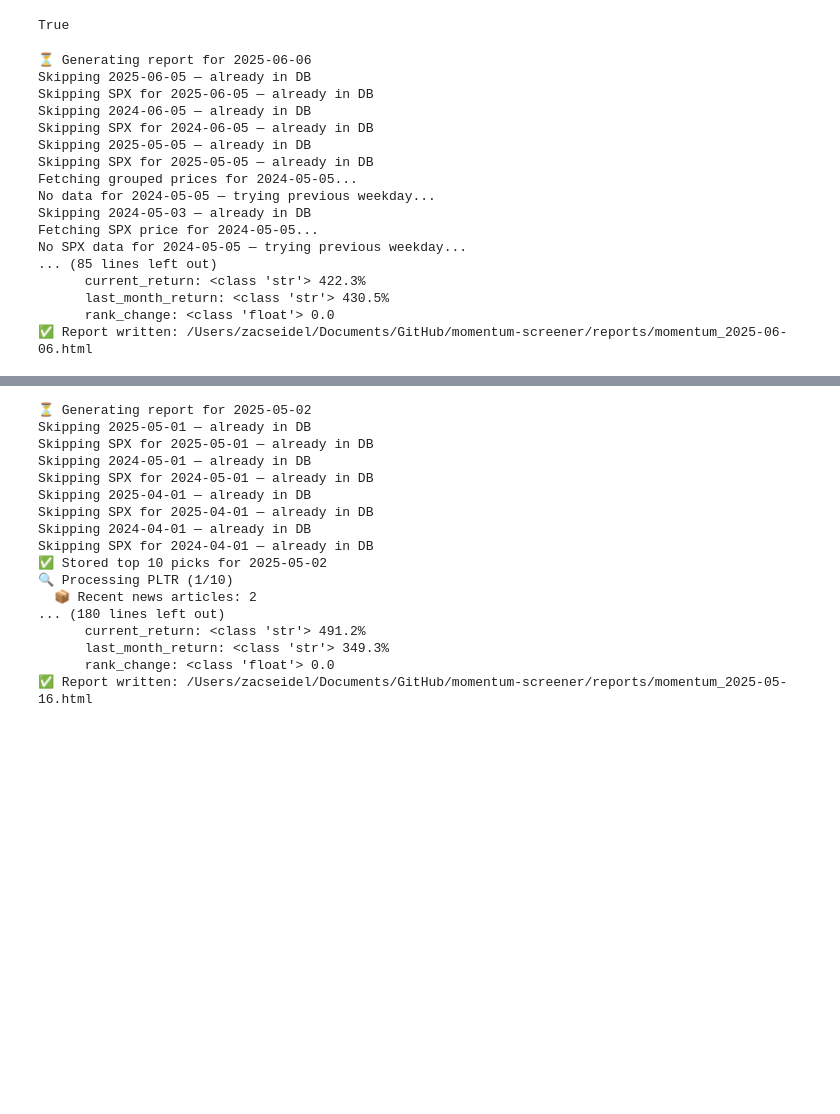
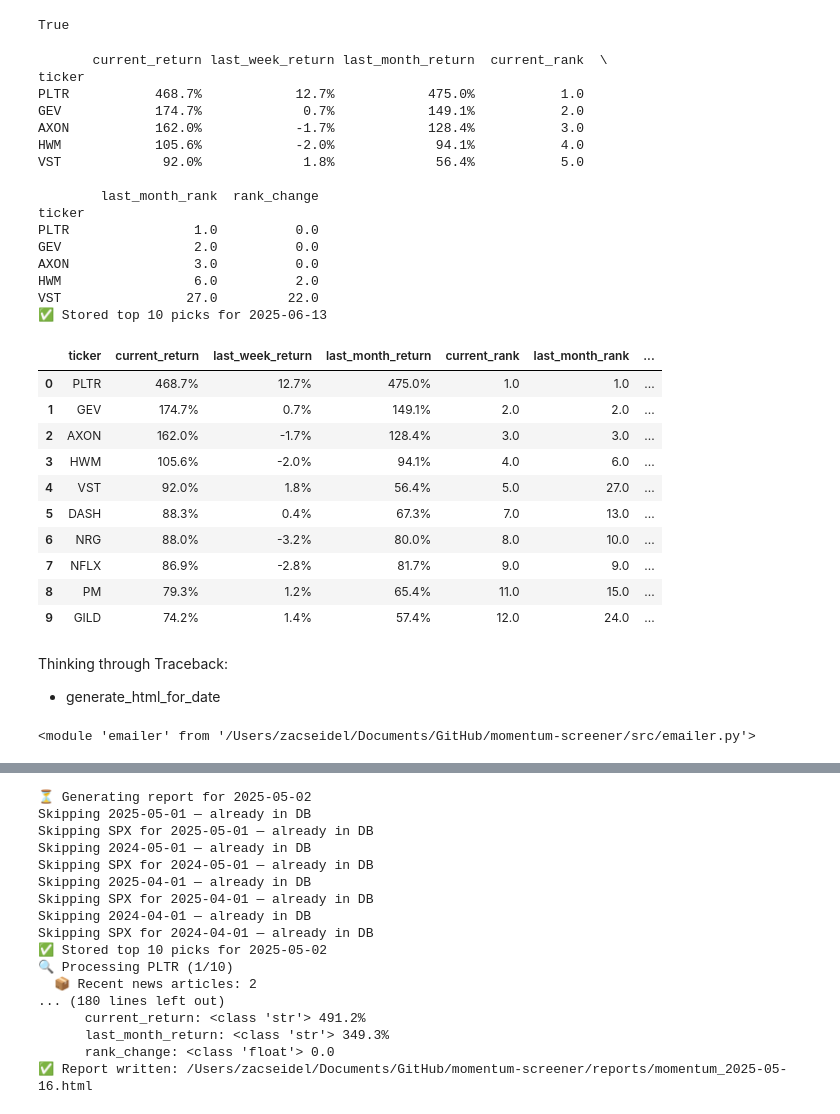
Before and after one commit to zacseidel/momentum-screener, a Jupyter notebook: notebooks/test_html_report_generation.ipynb, the cells around one changed output, grey strips where cells are left out. Drawn from its saved outputs; the diff is of its cells as text; code cells hidden in the pictures; blank space fills up the shorter version.

```diff
--- a/notebooks/test_html_report_generation.ipynb
+++ b/notebooks/test_html_report_generation.ipynb
@@ -68,23 +76,49 @@ def generate_html_for_date(friday_str):
         f.write(html_content)
 
     print(f"✅ Report written: {output_path}")
-# %%
-generate_html_for_date("2025-06-06")
-# %% [output]
-⏳ Generating report for 2025-06-06
-Skipping 2025-06-05 — already in DB
-Skipping SPX for 2025-06-05 — already in DB
-Skipping 2024-06-05 — already in DB
-Skipping SPX for 2024-06-05 — already in DB
-Skipping 2025-05-05 — already in DB
-Skipping SPX for 2025-05-05 — already in DB
-Fetching grouped prices for 2024-05-05...
-No data for 2024-05-05 — trying previous weekday...
-Skipping 2024-05-03 — already in DB
-Fetching SPX price for 2024-05-05...
-No SPX data for 2024-05-05 — trying previous weekday...
-... (85 lines left out)
-      current_return: <class 'str'> 422.3%
-      last_month_return: <class 'str'> 430.5%
-      rank_change: <class 'float'> 0.0
-✅ Report written: /Users/zacseidel/Documents/GitHub/momentum-screener/reports/momentum_2025-06-06.html
+# %%
+anchor = pd.Timestamp("2025-06-13")
+target_dates = get_target_dates(today=anchor)
+target_dates
+df, resolved = get_price_snapshots(target_dates)
+ranks = compute_returns_and_ranks(df, resolved)
+ranks
+#print(ranks.dtypes)
+top10 = store_top10_picks(ranks, run_date=anchor)
+top10
+# %% [output]
+       current_return last_week_return last_month_return  current_rank  \
+ticker
+PLTR           468.7%            12.7%            475.0%           1.0
+GEV            174.7%             0.7%            149.1%           2.0
+AXON           162.0%            -1.7%            128.4%           3.0
+HWM            105.6%            -2.0%             94.1%           4.0
+VST             92.0%             1.8%             56.4%           5.0
+
+        last_month_rank  rank_change
+ticker
+PLTR                1.0          0.0
+GEV                 2.0          0.0
+AXON                3.0          0.0
+HWM                 6.0          2.0
+VST                27.0         22.0
+✅ Stored top 10 picks for 2025-06-13
+|  | ticker | current_return | last_week_return | last_month_return | current_rank | last_month_rank | ... |
+| 0 | PLTR | 468.7% | 12.7% | 475.0% | 1.0 | 1.0 | ... |
+| 1 | GEV | 174.7% | 0.7% | 149.1% | 2.0 | 2.0 | ... |
+| 2 | AXON | 162.0% | -1.7% | 128.4% | 3.0 | 3.0 | ... |
+| 3 | HWM | 105.6% | -2.0% | 94.1% | 4.0 | 6.0 | ... |
+| 4 | VST | 92.0% | 1.8% | 56.4% | 5.0 | 27.0 | ... |
+| 5 | DASH | 88.3% | 0.4% | 67.3% | 7.0 | 13.0 | ... |
+| 6 | NRG | 88.0% | -3.2% | 80.0% | 8.0 | 10.0 | ... |
+| 7 | NFLX | 86.9% | -2.8% | 81.7% | 9.0 | 9.0 | ... |
+| 8 | PM | 79.3% | 1.2% | 65.4% | 11.0 | 15.0 | ... |
+| 9 | GILD | 74.2% | 1.4% | 57.4% | 12.0 | 24.0 | ... |
+# %% [markdown]
+Thinking through Traceback:
+- generate_html_for_date
+# %%
+import sys, importlib
+importlib.reload(sys.modules["emailer"])
+# %% [output]
+<module 'emailer' from '/Users/zacseidel/Documents/GitHub/momentum-screener/src/emailer.py'>
```
Also changed, not shown: parts of 10 cells of this notebook, 15 other files.
